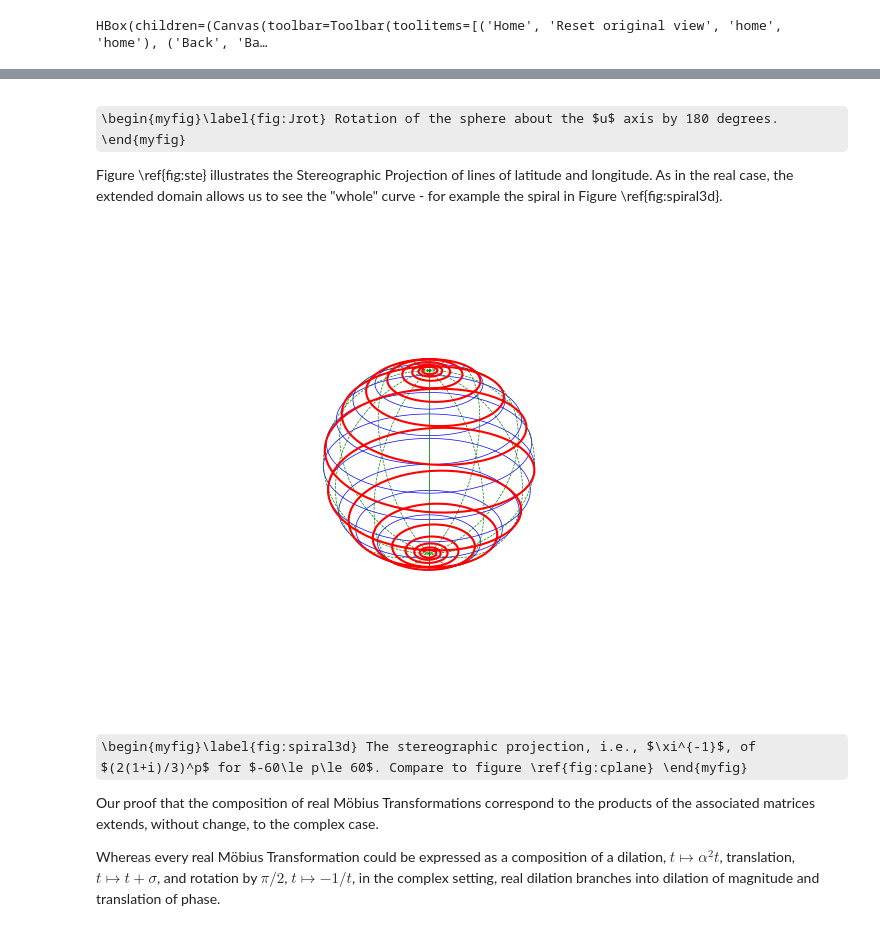
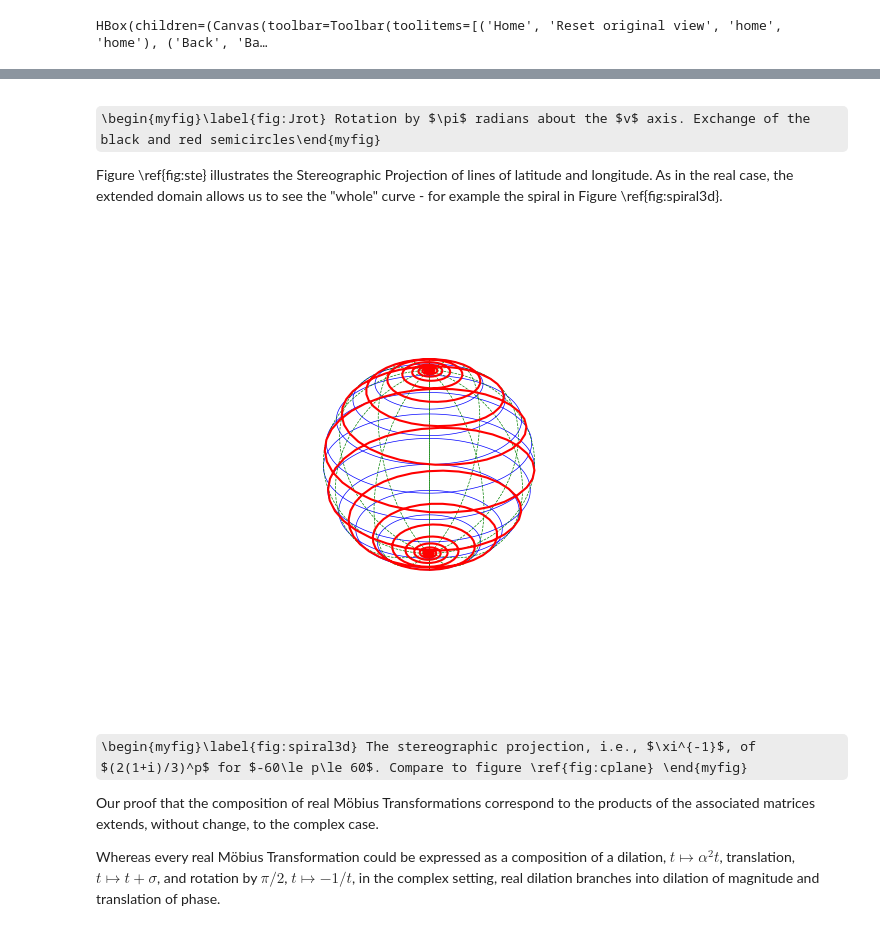
Before and after one commit to steve-cox-LA/JLA, a Jupyter notebook: 1.TransformationsOfPlanes/1.8.ComplexPlane.ipynb, the cells around one changed output, grey strips where cells are left out. Saved outputs shown, nothing was run; the diff lists cells and outputs as text; code cells hidden in the pictures; some formulas as TeX source.

Commit message:
mobius of sphere

```diff
--- a/1.TransformationsOfPlanes/1.8.ComplexPlane.ipynb
+++ b/1.TransformationsOfPlanes/1.8.ComplexPlane.ipynb
@@ -1066,5 +1122,5 @@ sp4(2, col)
 # %% [markdown]
-\begin{myfig}\label{fig:Jrot} Rotation of the sphere about the $u$ axis by 180 degrees. \end{myfig}
+\begin{myfig}\label{fig:Jrot} Rotation by $\pi$ radians about the $v$ axis. Exchange of the black and red semicircles\end{myfig}
 
 Figure \ref{fig:ste} illustrates the Stereographic Projection of lines of latitude and longitude. As in the real case, the extended domain allows us to see the "whole" curve - for example the spiral in Figure \ref{fig:spiral3d}.
 # %%
@@ -1085,35 +1141,37 @@ for lat in range(-60,75,15):
     u = np.sin(theta)*np.cos(phi)
     v = np.sin(theta)*np.sin(phi)
     w = np.cos(theta)
     ax.plot(u, v, w, 'b', linewidth=0.5)
 
 # plot lines of longitude
 eps = 1e-6
 theta = np.linspace(eps, np.pi-eps, 100)
 for long in range(-180,180,30):
     phi = -(np.pi/180.0)*(180 - long)*np.ones(theta.size)
     u = np.sin(theta)*np.cos(phi)
     v = np.sin(theta)*np.sin(phi)
     w = np.cos(theta)
     ax.plot(u, v, w, 'g--', linewidth=0.5)
 
 ax.set_xlim(-1,1)
 ax.set_ylim(-1,1)
 ax.set_box_aspect((2, 2, 2))
 ax.axis('off')
 
-p = np.linspace(-60,60,1000)
+p = np.linspace(-120,120,1000)
 z = (2*(1+1j)/3)**p
+#z = 0.2*(1+1j) + p*(1+0.1j)   # shear
+#z = np.exp(1j*p*np.pi/60)*(1+1j)   # rotation
 x = z.real
 y = z.imag
 r2 = x**2 + y**2
 u = 2*x/(1+r2)
 v = 2*y/(1+r2)
 w = (r2-1)/(1+r2)
 
 ax.plot(u,v,w,'r');
 # %% [output]
-[figure, old version]
+[figure, new version]
 # %% [markdown]
 \begin{myfig}\label{fig:spiral3d} The stereographic projection, i.e., $\xi^{-1}$, of $(2(1+i)/3)^p$ for $-60\le p\le 60$. Compare to figure \ref{fig:cplane} \end{myfig}
 
```
Also changed, not shown: parts of 3 cells of this notebook, 2 other files.
